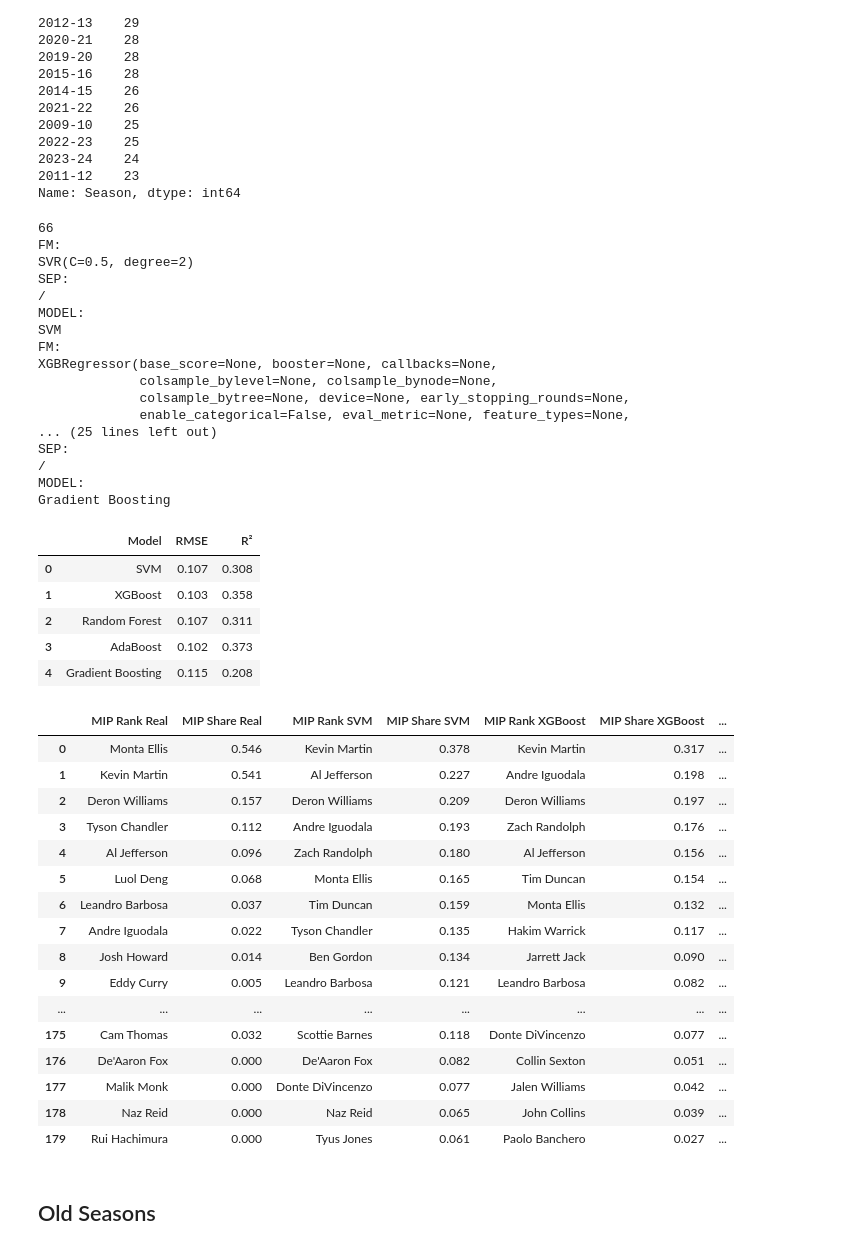
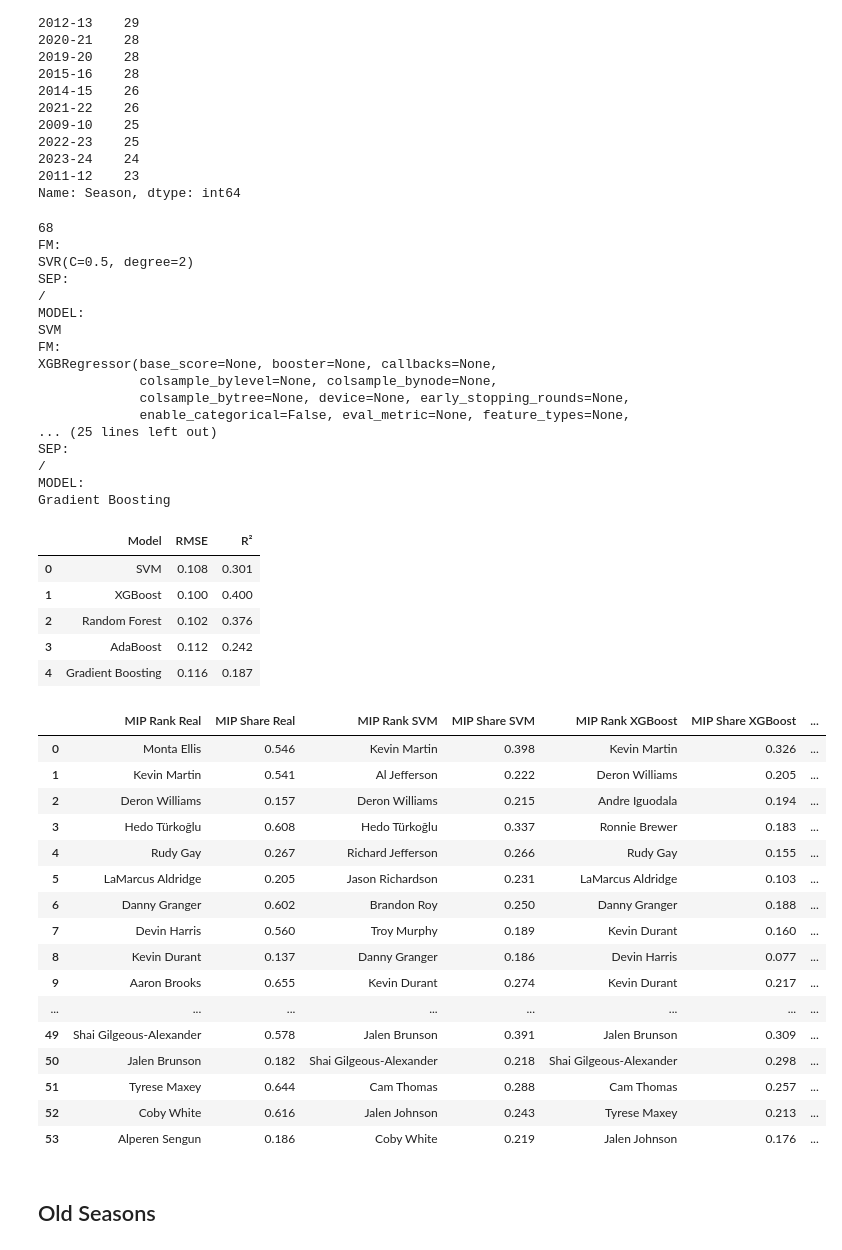
Before and after one commit to Ivan-Garcia-S/NBA_MIP_Predictor, a Jupyter notebook: MIP_Model.ipynb, the cells around one changed output. Drawn from its saved outputs; the diff is of its cells as text; code cells hidden in the pictures.

```diff
--- a/MIP_Model.ipynb
+++ b/MIP_Model.ipynb
@@ -401,7 +401,7 @@ def treat_data(per_game, totals, advanced, difference, standings, seasons):
                    &(dataf['FGA_PERGAME']>=7.8)&(dataf['MP_PERGAME']>=22.9)&(dataf['PER_ADVANCED']>=14.2)
                    &(dataf['TRB_PERGAME']>=2.6)&(dataf['AST_PERGAME']>=0.7)&(dataf['FG%_PERGAME']>0.41)
                    &(dataf['PTS_diff']>=1.3)&(dataf['TRB_diff']>=-1.0)&(dataf['PER_ADVANCED']<=27.7)
-                   &(dataf['AST_diff']>=-1.5)&(dataf['PTS_PERGAME']<=27.4)) | (dataf['MIP Share']>=0.1)].reset_index(drop=True)
+                   &(dataf['AST_diff']>=-1.5)&(dataf['PTS_PERGAME']<=27.4)) | ((dataf['MIP Share']>=0.1)&(dataf['G_prev']>35))].reset_index(drop=True)
 
     # Base for the criteria:
     # Karl Malone was MVP in 98-99 with 49 games
@@ -435,8 +435,8 @@ def treat_data(per_game, totals, advanced, difference, standings, seasons):
 
 
     dataf = dataf.drop(['Tm','Team',
-                        #'Record'
-                        ],
+                        'Record'
+    ],
                         axis=1)
     dataf.to_csv("FinalDataFrame.csv", index=False)
 
@@ -719,7 +720,7 @@ final_results, metrics, best_params = func_models(data, seasons, models, 1)
 final_metrics = average_metrics(metrics)
 final_metrics
 # %% [output]
-66
+68
 FM:
 SVR(C=0.5, degree=2)
 SEP:
@@ -737,11 +738,11 @@ SEP:
 MODEL:
 Gradient Boosting
 |  | Model | RMSE | R² |
-| 0 | SVM | 0.107 | 0.308 |
-| 1 | XGBoost | 0.103 | 0.358 |
-| 2 | Random Forest | 0.107 | 0.311 |
-| 3 | AdaBoost | 0.102 | 0.373 |
-| 4 | Gradient Boosting | 0.115 | 0.208 |
+| 0 | SVM | 0.108 | 0.301 |
+| 1 | XGBoost | 0.100 | 0.400 |
+| 2 | Random Forest | 0.102 | 0.376 |
+| 3 | AdaBoost | 0.112 | 0.242 |
+| 4 | Gradient Boosting | 0.116 | 0.187 |
 # %%
 def create_rank(final_results, n_rank):
     rank_final = pd.DataFrame()
@@ -765,26 +766,26 @@ def create_rank(final_results, n_rank):
 
     return rank_final
 # %%
-rank_final = create_rank(final_results, 10)
+rank_final = create_rank(final_results, 3)
 rank_final
 # %% [output]
 |  | MIP Rank Real | MIP Share Real | MIP Rank SVM | MIP Share SVM | MIP Rank XGBoost | MIP Share XGBoost | ... |
-| 0 | Monta Ellis | 0.546 | Kevin Martin | 0.378 | Kevin Martin | 0.317 | ... |
-| 1 | Kevin Martin | 0.541 | Al Jefferson | 0.227 | Andre Iguodala | 0.198 | ... |
-| 2 | Deron Williams | 0.157 | Deron Williams | 0.209 | Deron Williams | 0.197 | ... |
-| 3 | Tyson Chandler | 0.112 | Andre Iguodala | 0.193 | Zach Randolph | 0.176 | ... |
-| 4 | Al Jefferson | 0.096 | Zach Randolph | 0.180 | Al Jefferson | 0.156 | ... |
-| 5 | Luol Deng | 0.068 | Monta Ellis | 0.165 | Tim Duncan | 0.154 | ... |
-| 6 | Leandro Barbosa | 0.037 | Tim Duncan | 0.159 | Monta Ellis | 0.132 | ... |
-| 7 | Andre Iguodala | 0.022 | Tyson Chandler | 0.135 | Hakim Warrick | 0.117 | ... |
-| 8 | Josh Howard | 0.014 | Ben Gordon | 0.134 | Jarrett Jack | 0.090 | ... |
-| 9 | Eddy Curry | 0.005 | Leandro Barbosa | 0.121 | Leandro Barbosa | 0.082 | ... |
+| 0 | Monta Ellis | 0.546 | Kevin Martin | 0.398 | Kevin Martin | 0.326 | ... |
+| 1 | Kevin Martin | 0.541 | Al Jefferson | 0.222 | Deron Williams | 0.205 | ... |
+| 2 | Deron Williams | 0.157 | Deron Williams | 0.215 | Andre Iguodala | 0.194 | ... |
+| 3 | Hedo Türkoğlu | 0.608 | Hedo Türkoğlu | 0.337 | Ronnie Brewer | 0.183 | ... |
+| 4 | Rudy Gay | 0.267 | Richard Jefferson | 0.266 | Rudy Gay | 0.155 | ... |
+| 5 | LaMarcus Aldridge | 0.205 | Jason Richardson | 0.231 | LaMarcus Aldridge | 0.103 | ... |
+| 6 | Danny Granger | 0.602 | Brandon Roy | 0.250 | Danny Granger | 0.188 | ... |
+| 7 | Devin Harris | 0.560 | Troy Murphy | 0.189 | Kevin Durant | 0.160 | ... |
+| 8 | Kevin Durant | 0.137 | Danny Granger | 0.186 | Devin Harris | 0.077 | ... |
+| 9 | Aaron Brooks | 0.655 | Kevin Durant | 0.274 | Kevin Durant | 0.217 | ... |
 | ... | ... | ... | ... | ... | ... | ... | ... |
-| 175 | Cam Thomas | 0.032 | Scottie Barnes | 0.118 | Donte DiVincenzo | 0.077 | ... |
-| 176 | De'Aaron Fox | 0.000 | De'Aaron Fox | 0.082 | Collin Sexton | 0.051 | ... |
-| 177 | Malik Monk | 0.000 | Donte DiVincenzo | 0.077 | Jalen Williams | 0.042 | ... |
-| 178 | Naz Reid | 0.000 | Naz Reid | 0.065 | John Collins | 0.039 | ... |
-| 179 | Rui Hachimura | 0.000 | Tyus Jones | 0.061 | Paolo Banchero | 0.027 | ... |
+| 49 | Shai Gilgeous-Alexander | 0.578 | Jalen Brunson | 0.391 | Jalen Brunson | 0.309 | ... |
+| 50 | Jalen Brunson | 0.182 | Shai Gilgeous-Alexander | 0.218 | Shai Gilgeous-Alexander | 0.298 | ... |
+| 51 | Tyrese Maxey | 0.644 | Cam Thomas | 0.288 | Cam Thomas | 0.257 | ... |
+| 52 | Coby White | 0.616 | Jalen Johnson | 0.243 | Tyrese Maxey | 0.213 | ... |
+| 53 | Alperen Sengun | 0.186 | Coby White | 0.219 | Jalen Johnson | 0.176 | ... |
 # %% [markdown]
 ##  Old Seasons
 # %%
```
Also changed, not shown: parts of 9 cells of this notebook, 13 other files.
